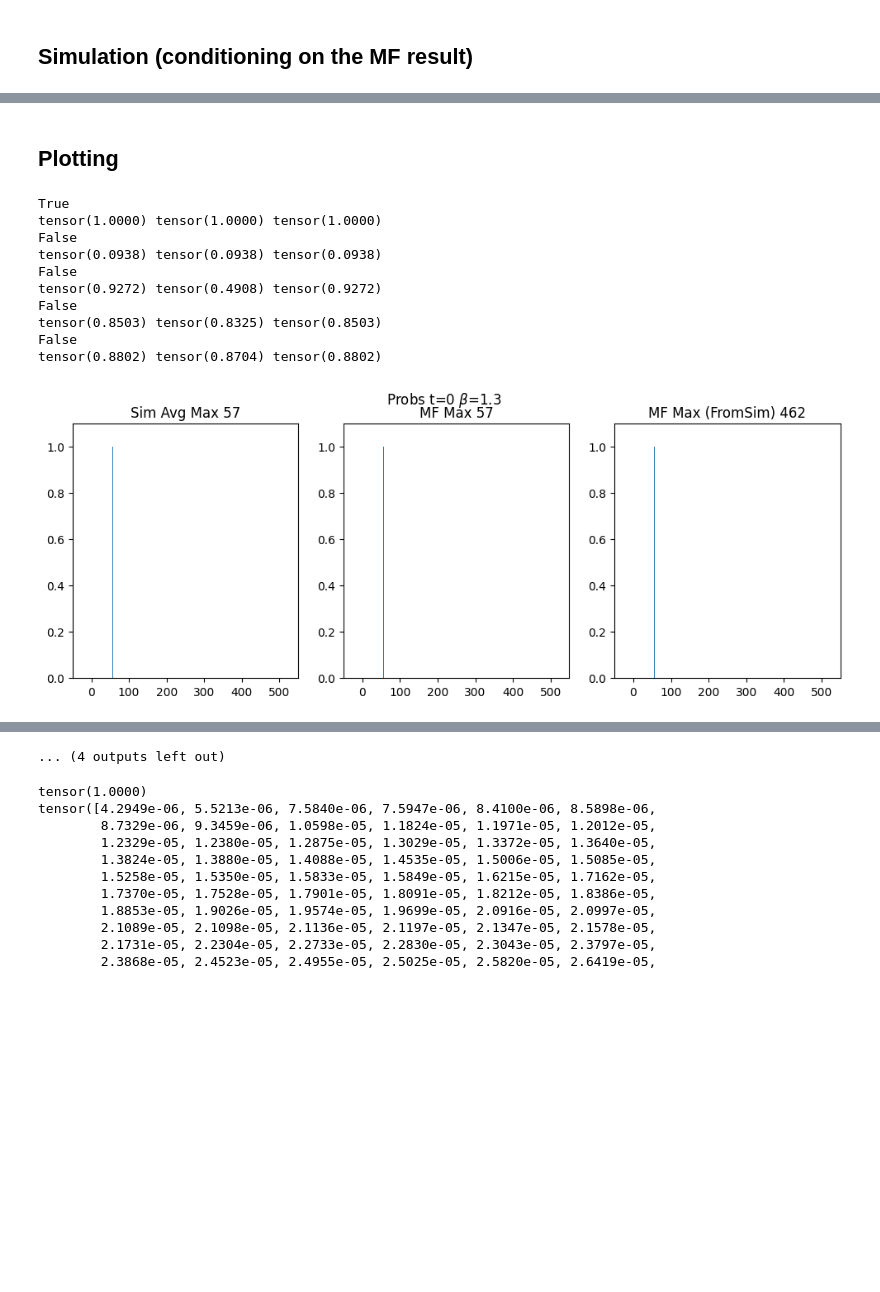
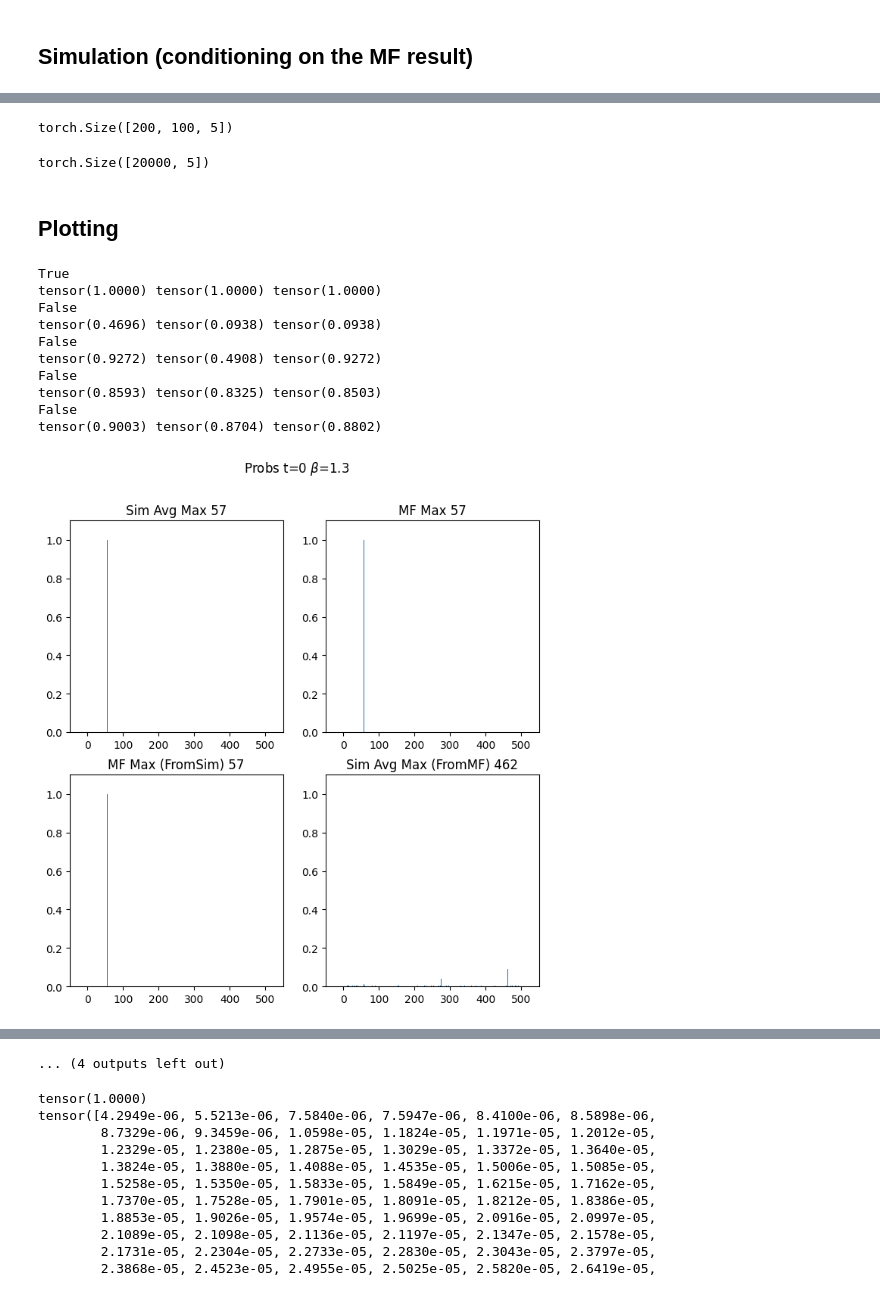
Before and after one commit to muxitox/nanoGPT, a Jupyter notebook: simple_model/simple_output_model_q.ipynb, the cells around one changed output, grey strips where cells are left out. Drawn from its saved outputs; the diff is of its cells as text; code cells hidden in the pictures; blank space fills up the shorter version.

```diff
--- a/simple_model/simple_output_model_q.ipynb
+++ b/simple_model/simple_output_model_q.ipynb
@@ -487,8 +487,8 @@ for t in range(num_running_steps):
 # %% [markdown]
 ## Simulation (conditioning on the MF result)
 # %%
-num_trials_mf_sim = num_trials / 100
-num_q_tokens = num_running_steps / num_trials_mf_sim
+num_trials_mf_sim = int(num_trials / 100)
+num_q_tokens = int(num_trials / num_trials_mf_sim)
 # %%
 # Variables to save statistics
 tok_stats_sim_m4 = torch.zeros((num_trials_mf_sim, num_q_tokens, num_running_steps, token_size))
@@ -502,14 +502,19 @@ probs_sim_t_mean_m4 = torch.zeros((len(timesteps_to_examine), emb_size))
 
 mu_q_t_1_m4 = tok_0 @ W_q.T
 cov_q_t_1_m4 = torch.zeros((num_patterns, num_patterns))
+diag = torch.diag(torch.ones(num_patterns, num_patterns), diagonal=0) * 10**(-5)
+
 
 startt = time.time()
 
 for t in range(num_running_steps):
     for nq in range(num_q_tokens):
 
-        q_dist = torch.distributions.MultivariateNormal(loc=mu_q_t_1_m4, covariance_matrix=cov_q_t_1_m4)
-        q_t_1 = q_dist.sample()
+        if t == 0:
+            q_t_1 = mu_q_t_1_m4
+        else:
+            q_dist = torch.distributions.MultivariateNormal(loc=mu_q_t_1_m4, covariance_matrix=cov_q_t_1_m4)
+            q_t_1 = q_dist.sample()
 
         for r in range(num_trials_mf_sim):
 
@@ -530,7 +535,7 @@ for t in range(num_running_steps):
         mu_q_t_1_m4 = q_mf_t[t]
         cov_q_t_1_m4 = q_mf_cov_t[t]
 
-probs_sim_t_mean /= (num_trials_mf_sim * num_q_tokens)
+probs_sim_t_mean_m4 /= (num_trials_mf_sim * num_q_tokens)
 
 endt = time.time()
 time_elapsed = endt - startt
@@ -549,12 +574,22 @@ tok_stats_sim_avg_m4 = torch.mean(tok_stats_sim_m4.view(-1, num_running_steps, t
+# %%
+idxs_m4.shape
+# %% [output]
+torch.Size([200, 100, 5])
+# %%
+a.shape
+# %% [output]
+torch.Size([20000, 5])
 # %% [markdown]
 ## Plotting
 # %%
 for t in range(len(timesteps_to_examine)):
-    fig, ax = plt.subplots(1, 3, figsize=(12, 4))
+    fig, ax = plt.subplots(2, 2, figsize=(8, 8))
+
+    ax = ax.ravel()
 
     print(torch.allclose(probs_sim_t_mean[timesteps_to_examine_dict[t], :], probs_mf_t[timesteps_to_examine_dict[t], :]))
 
-    maxprob = torch.max(torch.cat((probs_sim_t_mean[timesteps_to_examine_dict[t], :], probs_mf_t[timesteps_to_examine_dict[t], :])))
+    maxprob = torch.max(torch.cat((probs_sim_t_mean[timesteps_to_examine_dict[t], :], probs_mf_t[timesteps_to_examine_dict[t], :], probs_mf_t_m3[timesteps_to_examine_dict[t], :], probs_sim_t_mean_m4[timesteps_to_examine_dict[t], :])))
 
     print(maxprob, torch.max(probs_sim_t_mean[timesteps_to_examine_dict[t], :]), torch.max(probs_mf_t[timesteps_to_examine_dict[t], :]))
 
@@ -568,47 +603,48 @@ for t in range(len(timesteps_to_examine)):
     ax[1].set_title(f"MF Max {torch.argmax(probs_mf_t[timesteps_to_examine_dict[t], :])}")
     ax[2].bar(torch.arange(emb_size).int(), probs_mf_t[timesteps_to_examine_dict[t], :], width=bw)
     ax[2].set_title(f"MF Max (FromSim) {torch.argmax(probs_mf_t_m3[timesteps_to_examine_dict[t], :])}")
-    ax[0].bar(torch.arange(emb_size).int(), probs_sim_t_mean_m4[timesteps_to_examine_dict[t], :], width=bw)
-    ax[0].set_title(f"Sim Avg Max (FromMF) {torch.argmax(probs_sim_t_mean_m4[timesteps_to_examine_dict[t], :])}")
+    ax[3].bar(torch.arange(emb_size).int(), probs_sim_t_mean_m4[timesteps_to_examine_dict[t], :], width=bw)
+    ax[3].set_title(f"Sim Avg Max (FromMF) {torch.argmax(probs_sim_t_mean_m4[timesteps_to_examine_dict[t], :])}")
 
-    for fi in range(3):
-        ax[fi].set_ylim(0, maxprob + maxprob * vmargin)
-        ax[fi].set_xlim(0 - emb_size * hmargin, emb_size + emb_size * hmargin)
+    for ax_i in ax:
+        ax_i.set_ylim(0, maxprob + maxprob * vmargin)
+        ax_i.set_xlim(0 - emb_size * hmargin, emb_size + emb_size * hmargin)
     plt.suptitle(rf"Probs t={timesteps_to_examine[t]} $\beta$={beta}")
 
     plt.figure()
     plt.plot(torch.arange(emb_size), torch.cumsum(probs_sim_t_mean[timesteps_to_examine_dict[t], :], dim=0), label="Sim Avg")
     plt.plot(torch.arange(emb_size), torch.cumsum(probs_mf_t[timesteps_to_examine_dict[t], :], dim=0), "-.", label="MF")
     plt.plot(torch.arange(emb_size), torch.cumsum(probs_mf_t_m3[timesteps_to_examine_dict[t], :], dim=0), "--", label="MF (FromSim)")
-    plt.plot(torch.arange(emb_size), torch.cumsum(probs_sim_t_mean[timesteps_to_examine_dict[t], :], dim=0), label="Sim Avg (FromMF)")
+    plt.plot(torch.arange(emb_size), torch.cumsum(probs_sim_t_mean_m4[timesteps_to_examine_dict[t], :], dim=0), ":", label="Sim Avg (FromMF)")
     plt.suptitle(rf"Cumsum t={timesteps_to_examine[t]} $\beta$={beta}")
     plt.legend()
 
-    fig, ax = plt.subplots(1, 3, figsize=(12, 4))
+    fig, ax = plt.subplots(2, 2, figsize=(8, 8))
+    ax = ax.ravel()
     ax[0].bar(torch.arange(emb_size), torch.sort(probs_sim_t_mean[timesteps_to_examine_dict[t], :], dim=0).values, width=bw)
     ax[0].set_title(f"Sim avg")
     ax[1].bar(torch.arange(emb_size), torch.sort(probs_mf_t[timesteps_to_examine_dict[t], :], dim=0).values, width=bw)
     ax[1].set_title(f"MF ")
     ax[2].bar(torch.arange(emb_size), torch.sort(probs_mf_t_m3[timesteps_to_examine_dict[t], :], dim=0).values, width=bw)
     ax[2].set_title(f"MF (FromSim)")
-    ax[0].bar(torch.arange(emb_size), torch.sort(probs_sim_t_mean_m4[timesteps_to_examine_dict[t], :], dim=0).values, width=bw)
-    ax[0].set_title(f"Sim avg (FromMF)")
+    ax[3].bar(torch.arange(emb_size), torch.sort(probs_sim_t_mean_m4[timesteps_to_examine_dict[t], :], dim=0).values, width=bw)
+    ax[3].set_title(f"Sim avg (FromMF)")
 
 
-    for fi in range(3):
-        ax[fi].set_ylim(0, maxprob + maxprob * vmargin)
-        ax[fi].set_xlim(0 - emb_size * hmargin, emb_size + emb_size * hmargin)
+    for fi in range(4):
+        ax_i.set_ylim(0, maxprob + maxprob * vmargin)
+        ax_i.set_xlim(0 - emb_size * hmargin, emb_size + emb_size * hmargin)
 
     plt.suptitle(rf"Sort t={t} $\beta$={beta}")
 # %% [output]
 True
 tensor(1.0000) tensor(1.0000) tensor(1.0000)
 False
-tensor(0.0938) tensor(0.0938) tensor(0.0938)
+tensor(0.4696) tensor(0.0938) tensor(0.0938)
 False
 tensor(0.9272) tensor(0.4908) tensor(0.9272)
 False
-tensor(0.8503) tensor(0.8325) tensor(0.8503)
+tensor(0.8593) tensor(0.8325) tensor(0.8503)
 False
-tensor(0.8802) tensor(0.8704) tensor(0.8802)
+tensor(0.9003) tensor(0.8704) tensor(0.8802)
-[figure, old version]
+[figure, new version]
```
Also changed, not shown: parts of 7 cells of this notebook.
